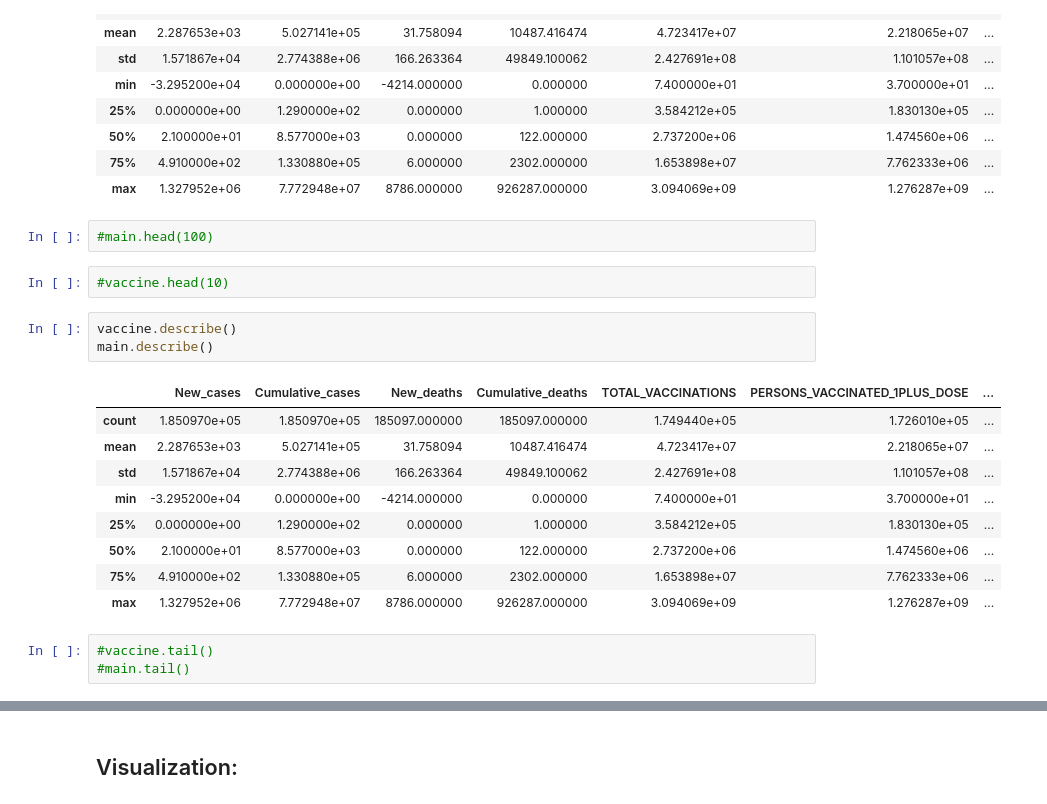
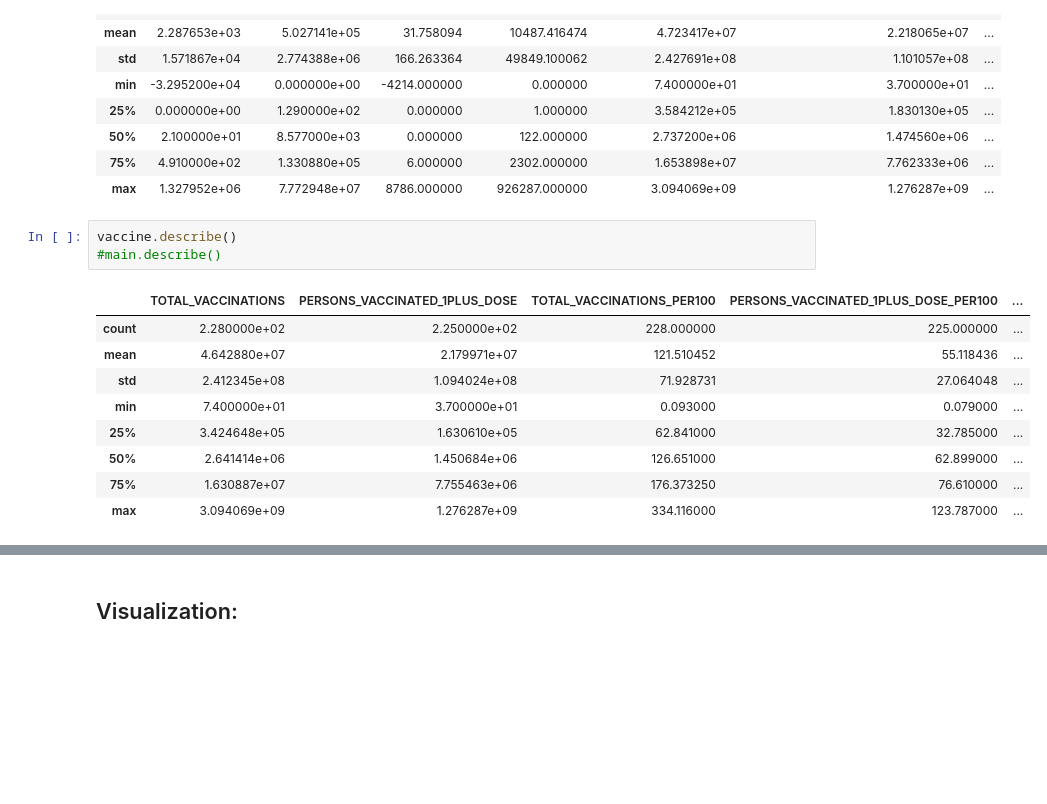
Before and after one commit to uic-cs418/cs418-spring22-the-wild-card, a Jupyter notebook: Covid Analysis.ipynb, the cells around one changed output, grey strips where cells are left out. Saved outputs shown, nothing was run; the diff lists cells and outputs as text; blank space fills up the shorter version.

```diff
--- a/Covid Analysis.ipynb
+++ b/Covid Analysis.ipynb
@@ -94,23 +114,16 @@ main.describe()
 | 50% | 2.100000e+01 | 8.577000e+03 | 0.000000 | 122.000000 | 2.737200e+06 | 1.474560e+06 | ... |
 | 75% | 4.910000e+02 | 1.330880e+05 | 6.000000 | 2302.000000 | 1.653898e+07 | 7.762333e+06 | ... |
 | max | 1.327952e+06 | 7.772948e+07 | 8786.000000 | 926287.000000 | 3.094069e+09 | 1.276287e+09 | ... |
-# %%
-#main.head(100)
-# %%
-#vaccine.head(10)
 # %%
 vaccine.describe()
-main.describe()
+#main.describe()
 # %% [output]
-|  | New_cases | Cumulative_cases | New_deaths | Cumulative_deaths | TOTAL_VACCINATIONS | PERSONS_VACCINATED_1PLUS_DOSE | ... |
-| count | 1.850970e+05 | 1.850970e+05 | 185097.000000 | 185097.000000 | 1.749440e+05 | 1.726010e+05 | ... |
-| mean | 2.287653e+03 | 5.027141e+05 | 31.758094 | 10487.416474 | 4.723417e+07 | 2.218065e+07 | ... |
-| std | 1.571867e+04 | 2.774388e+06 | 166.263364 | 49849.100062 | 2.427691e+08 | 1.101057e+08 | ... |
-| min | -3.295200e+04 | 0.000000e+00 | -4214.000000 | 0.000000 | 7.400000e+01 | 3.700000e+01 | ... |
-| 25% | 0.000000e+00 | 1.290000e+02 | 0.000000 | 1.000000 | 3.584212e+05 | 1.830130e+05 | ... |
-| 50% | 2.100000e+01 | 8.577000e+03 | 0.000000 | 122.000000 | 2.737200e+06 | 1.474560e+06 | ... |
-| 75% | 4.910000e+02 | 1.330880e+05 | 6.000000 | 2302.000000 | 1.653898e+07 | 7.762333e+06 | ... |
-| max | 1.327952e+06 | 7.772948e+07 | 8786.000000 | 926287.000000 | 3.094069e+09 | 1.276287e+09 | ... |
+|  | TOTAL_VACCINATIONS | PERSONS_VACCINATED_1PLUS_DOSE | TOTAL_VACCINATIONS_PER100 | PERSONS_VACCINATED_1PLUS_DOSE_PER100 | ... |
+| count | 2.280000e+02 | 2.250000e+02 | 228.000000 | 225.000000 | ... |
+| mean | 4.642880e+07 | 2.179971e+07 | 121.510452 | 55.118436 | ... |
+| std | 2.412345e+08 | 1.094024e+08 | 71.928731 | 27.064048 | ... |
+| min | 7.400000e+01 | 3.700000e+01 | 0.093000 | 0.079000 | ... |
+| 25% | 3.424648e+05 | 1.630610e+05 | 62.841000 | 32.785000 | ... |
+| 50% | 2.641414e+06 | 1.450684e+06 | 126.651000 | 62.899000 | ... |
+| 75% | 1.630887e+07 | 7.755463e+06 | 176.373250 | 76.610000 | ... |
+| max | 3.094069e+09 | 1.276287e+09 | 334.116000 | 123.787000 | ... |
-# %%
-#vaccine.tail()
-#main.tail()
```
Also changed, not shown: parts of 20 cells of this notebook.
